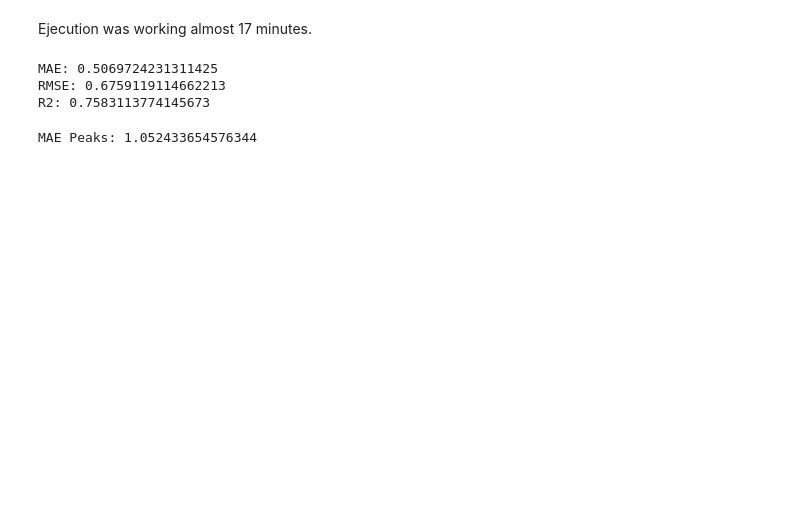
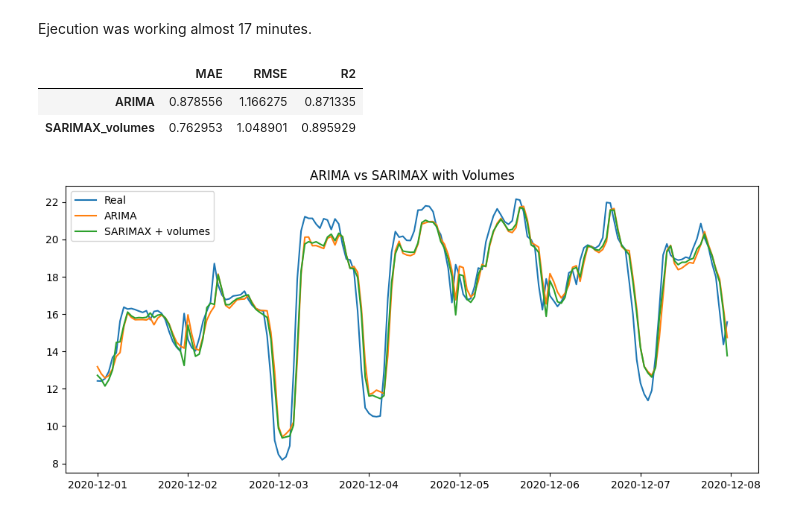
Before and after one commit to huugoox/tfg, a Jupyter notebook: notebooks/04_traditional_models.ipynb, the cells around one changed output. Drawn from its saved outputs; the diff is of its cells as text; code cells hidden in the pictures; blank space fills up the shorter version.

```diff
--- a/notebooks/04_traditional_models.ipynb
+++ b/notebooks/04_traditional_models.ipynb
@@ -197,32 +178,41 @@ for t in range(len(test)):
 # %% [markdown]
 Ejecution was working almost 17 minutes.
-# %%
-# Evaluate model
-mae = mean_absolute_error(test, predictions)
-rmse = np.sqrt(mean_squared_error(test, predictions))
-r2 = r2_score(test, predictions)
-
-print("MAE:", mae)
-print("RMSE:", rmse)
-print("R2:", r2)
-# %% [output]
-MAE: 0.5069724231311425
-RMSE: 0.6759119114662213
-R2: 0.7583113774145673
-# %%
-pred_series = pd.Series(predictions, index=test.index)
-
-# Define threshold (top 2%)
-threshold = test.quantile(0.98)
-
-# Filter peak periods
-peak_real = test[test > threshold]
-peak_pred = pred_series[test > threshold]
-
-
-mae_peaks = mean_absolute_error(peak_real, peak_pred)
-
-print("MAE Peaks:", mae_peaks)
-# %% [output]
-MAE Peaks: 1.052433654576344
+# %%
+# ============================================================
+# 8. COMPARE RESULTS
+# ============================================================
+
+def evaluate_model(y_true, y_pred):
+    return {
+        "MAE": mean_absolute_error(y_true, y_pred),
+        "RMSE": np.sqrt(mean_squared_error(y_true, y_pred)),
+        "R2": r2_score(y_true, y_pred)
+    }
+
+results = pd.DataFrame({
+    "ARIMA": evaluate_model(test, arima_pred_series),
+    "SARIMAX_volumes": evaluate_model(test, sarimax_pred_series)
+}).T
+
+results
+# %% [output]
+|  | MAE | RMSE | R2 |
+| ARIMA | 0.878556 | 1.166275 | 0.871335 |
+| SARIMAX_volumes | 0.762953 | 1.048901 | 0.895929 |
+# %%
+# ============================================================
+# 9. PLOT COMPARISON
+# ============================================================
+
+plt.figure(figsize=(12, 5))
+
+plt.plot(test.index, test, label="Real")
+plt.plot(test.index, arima_pred_series, label="ARIMA")
+plt.plot(test.index, sarimax_pred_series, label="SARIMAX + volumes")
+
+plt.legend()
+plt.title("ARIMA vs SARIMAX with Volumes")
+plt.show()
+# %% [output]
+[figure, added]
 # %%
```
Also changed, not shown: parts of 11 cells of this notebook.
